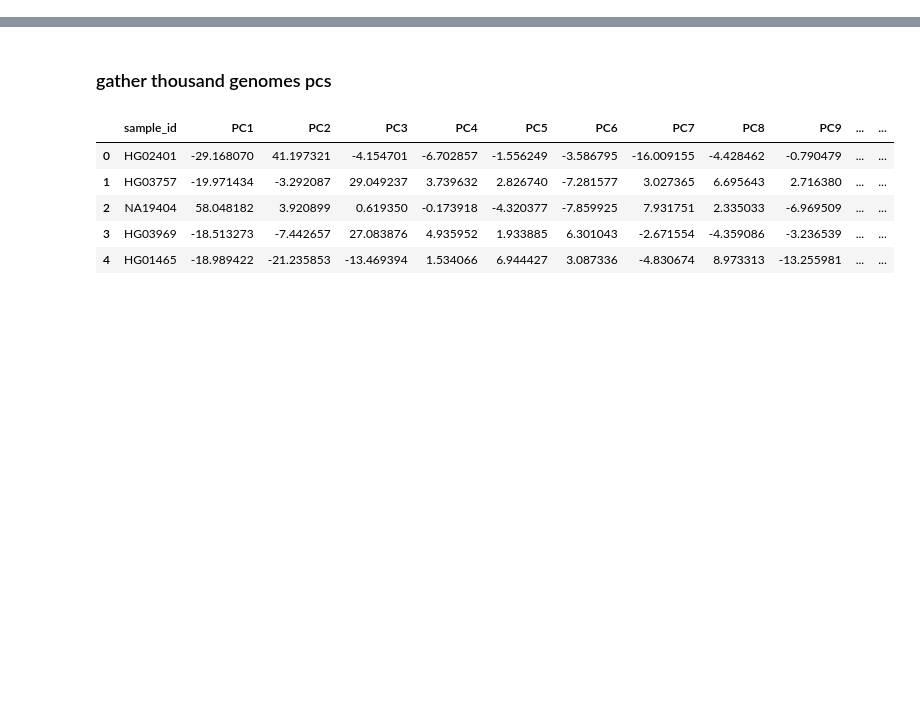
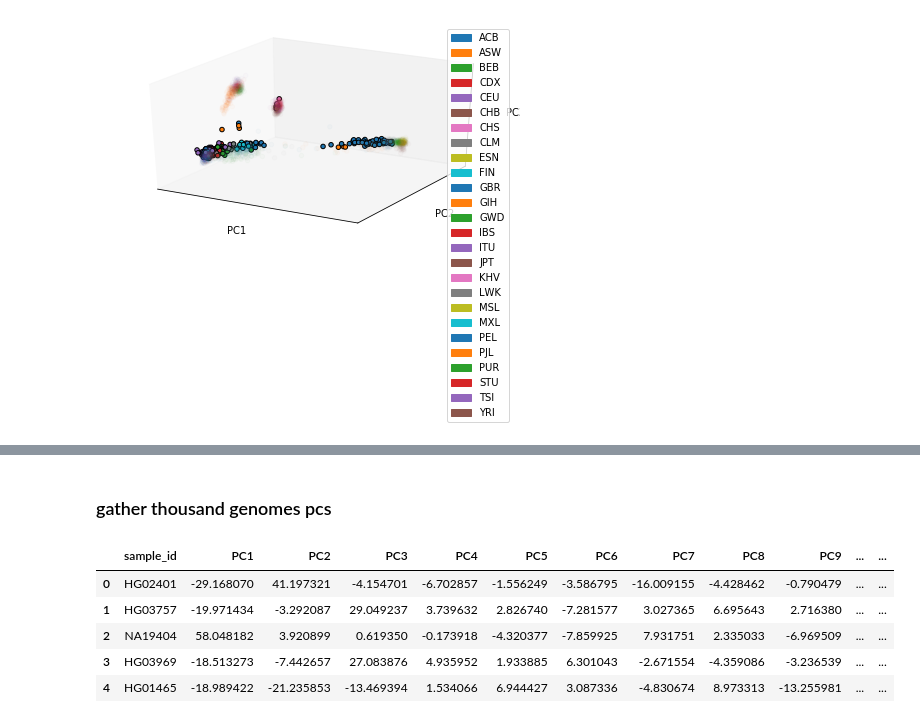
Before and after one commit to ding-lab/ancestry, a Jupyter notebook: notebooks/CPTAC3_analysis.ipynb, the cells around one changed output, grey strips where cells are left out. Saved outputs shown, nothing was run; the diff lists cells and outputs as text; code cells hidden in the pictures; blank space fills up the shorter version.

```diff
--- a/notebooks/CPTAC3_analysis.ipynb
+++ b/notebooks/CPTAC3_analysis.ipynb
@@ -13,0 +31,9 @@ import mgitools.os_helpers as os_helpers
+# %%
+predictions = pd.read_csv(sorted(os_helpers.listfiles(execution_dir, regex=r'sub.*predictions.tsv$'))[0],
+                         sep='\t', index_col='sample_id')
+sample_pcs = pd.read_csv(sorted(os_helpers.listfiles(execution_dir, regex=r'sub.*samples.pcs$'))[0],
+                         sep='\t', header=None, index_col=0)
+sample_pcs.columns = [f'PC{c}' for c in sample_pcs.columns]
+samples = pd.merge(predictions, sample_pcs, left_index=True, right_index=True)
+
+samples
@@ -13,0 +60,8 @@ import mgitools.os_helpers as os_helpers
+# %%
+thousand = pd.read_csv(sorted(os_helpers.listfiles(execution_dir, regex=r'sub.*training.pcs$'))[0],
+                         sep='\t', header=None, index_col=0)
+thousand.columns = [f'PC{c}' for c in thousand.columns]
+metadata = pd.read_csv(panel, sep='\t', index_col='sample')
+thousand = pd.merge(thousand, metadata, right_index=True, left_index=True)
+
+thousand
@@ -13,0 +87,34 @@ import mgitools.os_helpers as os_helpers
+# %%
+# plot
+fig = plt.figure(figsize=(6,5))
+ax = fig.add_subplot(111, projection='3d')
+p = sns.color_palette()
+p += p
+p += p
+cmap = {label:p[i] for i, label in enumerate(sorted(set(thousand['pop'])))}
+
+cs = [cmap[a] for a in samples['predicted_ancestry']]
+ax.scatter(samples['PC1'], samples['PC2'], samples['PC3'], c=cs, alpha=1., edgecolor='black')
+
+cs = [cmap[a] for a in thousand['pop']]
+ax.scatter(thousand['PC1'], thousand['PC2'], thousand['PC3'], c=cs, alpha=.02)
+
+
+
+ax.set_xlabel('PC1')
+ax.set_ylabel('PC2')
+ax.set_zlabel('PC3')
+
+ax.set_xticks([])
+ax.set_yticks([])
+ax.set_zticks([])
+
+patches = [mpatches.Patch(color=cmap[a], label=a) for a in sorted(set(thousand['pop']))]
+plt.legend(handles=patches)
+
+
+plt.tight_layout()
+
+plt.savefig(threed_output)
+# %% [output]
+[figure, added]
```
Also changed, not shown: parts of 7 cells of this notebook, 3 other files.
